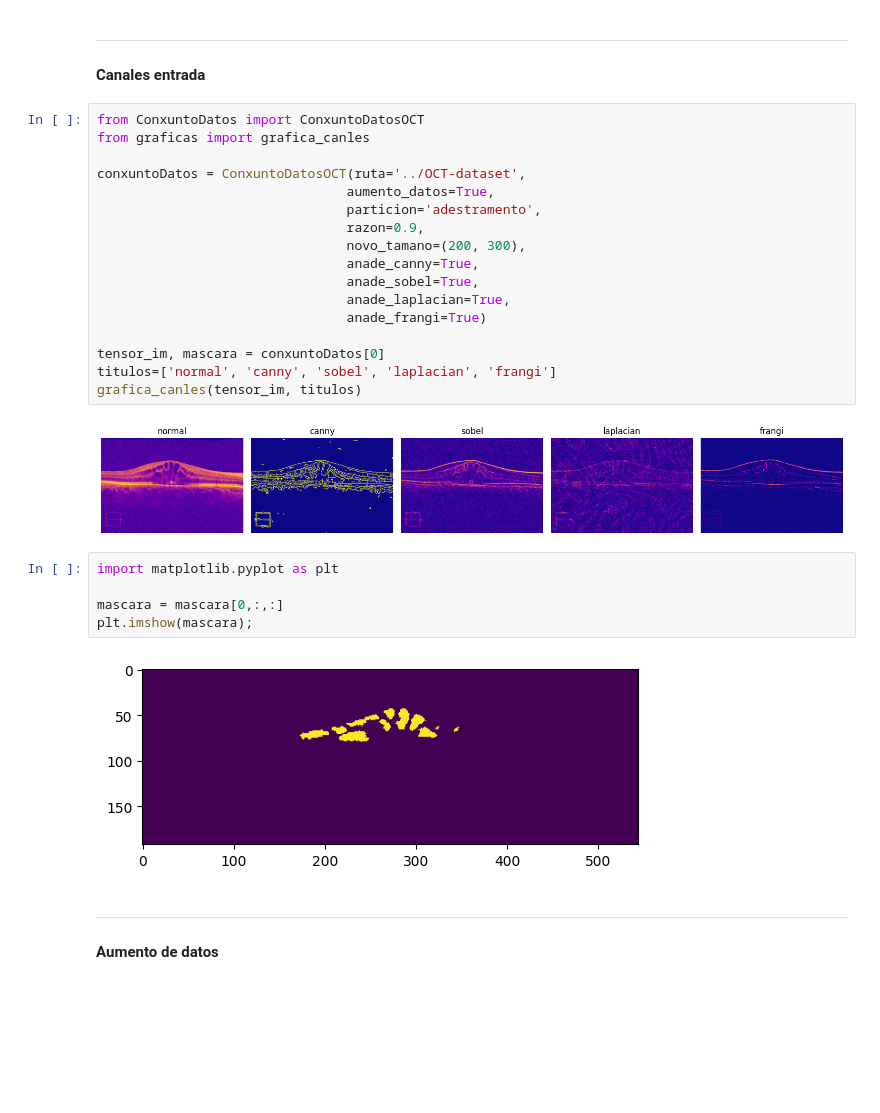
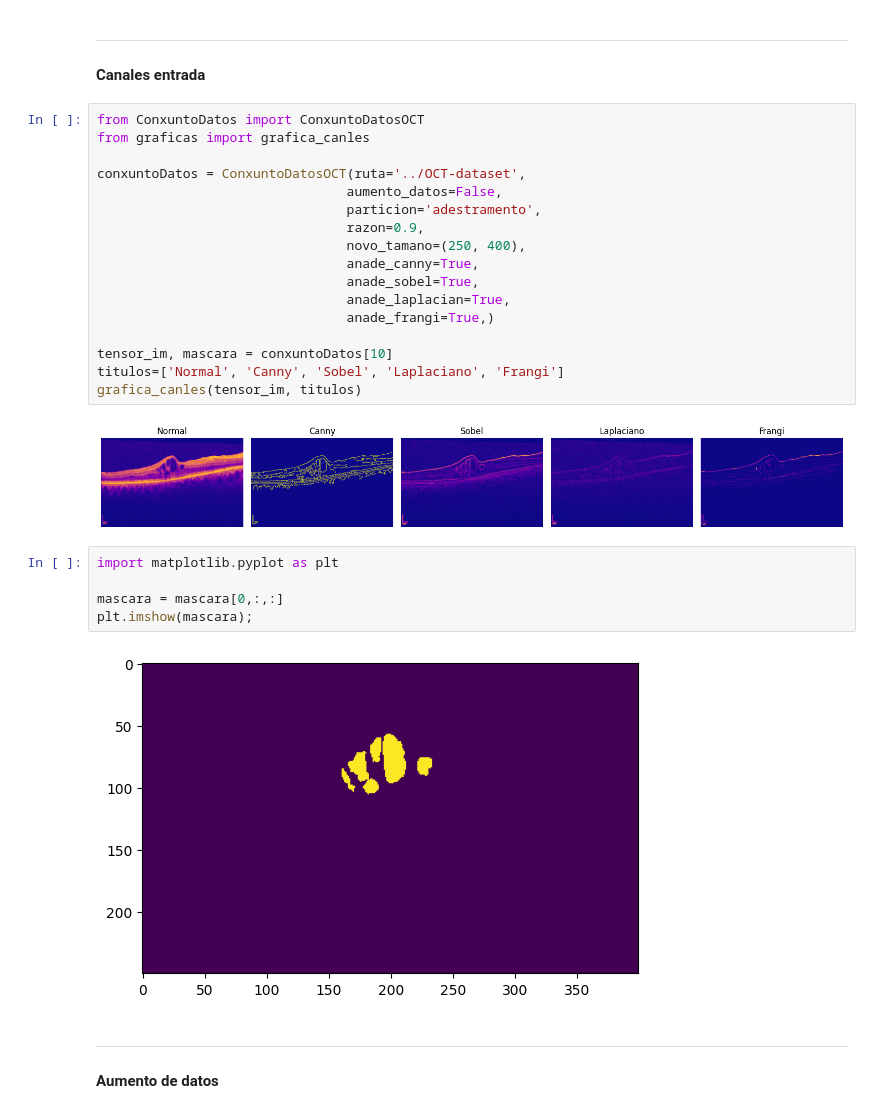
Before and after one commit to PepeRoConde/3year2sem, a Jupyter notebook: vision/p2/codigo/probas.ipynb, the cells around one changed output. Cells and saved outputs as stored; diff of their text form; blank space fills up the shorter version.

```diff
--- a/vision/p2/codigo/probas.ipynb
+++ b/vision/p2/codigo/probas.ipynb
@@ -11,29 +11,29 @@ Este caderno ten como proposito probar _parametros_ vendo as imaxes. Todos os m
 # %%
 from ConxuntoDatos import ConxuntoDatosOCT
 from graficas import grafica_canles
 
 conxuntoDatos = ConxuntoDatosOCT(ruta='../OCT-dataset',
-                                aumento_datos=True,
+                                aumento_datos=False,
                                 particion='adestramento',
                                 razon=0.9,
-                                novo_tamano=(200, 300),
+                                novo_tamano=(250, 400),
                                 anade_canny=True,
                                 anade_sobel=True,
                                 anade_laplacian=True,
-                                anade_frangi=True)
+                                anade_frangi=True,)
 
-tensor_im, mascara = conxuntoDatos[0]
-titulos=['normal', 'canny', 'sobel', 'laplacian', 'frangi']
+tensor_im, mascara = conxuntoDatos[10]
+titulos=['Normal', 'Canny', 'Sobel', 'Laplaciano', 'Frangi']
 grafica_canles(tensor_im, titulos)
 # %% [output]
-[figure, old version]
+[figure, new version]
 # %%
 import matplotlib.pyplot as plt
 
 mascara = mascara[0,:,:]
 plt.imshow(mascara);
 # %% [output]
-[figure, old version]
+[figure, new version]
 # %% [markdown]
 ---
 
```
Also changed, not shown: parts of 6 cells of this notebook, 12 other files.
